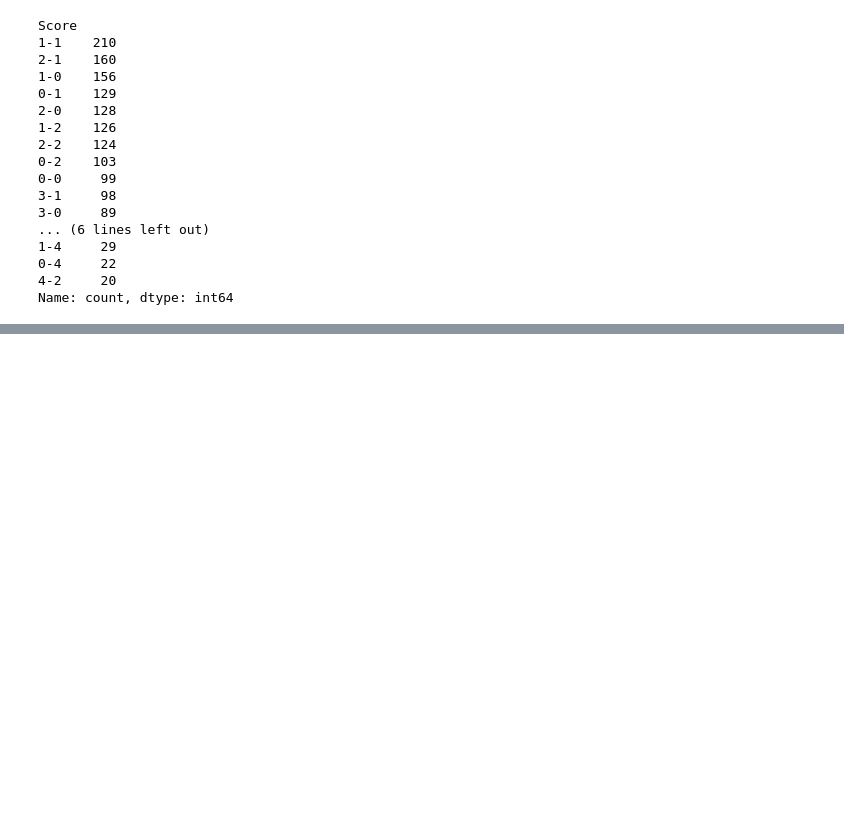
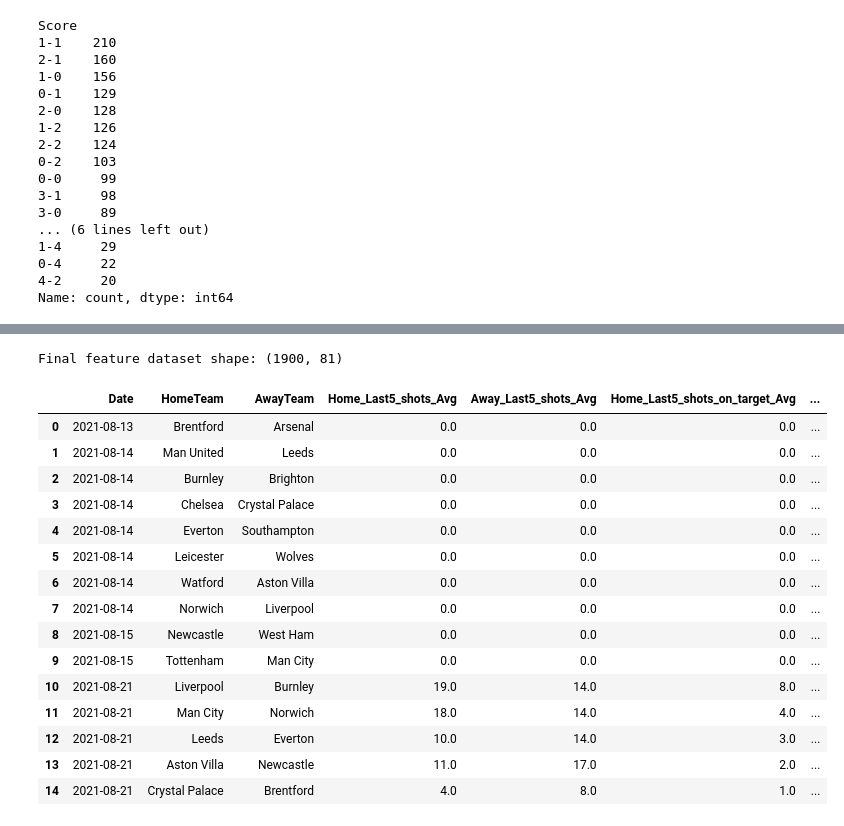
Before and after one commit to C026-01-0774-2023-NewtonOlando/football, a Jupyter notebook: premier_league.ipynb, the cells around one changed output, grey strips where cells are left out. Drawn from its saved outputs; the diff is of its cells as text; code cells hidden in the pictures; blank space fills up the shorter version.

```diff
--- a/premier_league.ipynb
+++ b/premier_league.ipynb
@@ -908,0 +939,22 @@ Name: count, dtype: int64
+# %%
+# Create all goal-market targets again
+
+total_goals = features_df['FTHG'] + features_df['FTAG']
+
+features_df['Over_0.5'] = (total_goals > 0).astype(int)
+features_df['Over_1.5'] = (total_goals > 1).astype(int)
+features_df['Over_2.5'] = (total_goals > 2).astype(int)
+features_df['Over_3.5'] = (total_goals > 3).astype(int)
+
+# BTTS
+features_df['BTTS'] = (
+    (features_df['FTHG'] > 0) &
+    (features_df['FTAG'] > 0)
+).astype(int)
+
+print("Targets created successfully.")
+print(
+    features_df[
+        ['Over_0.5', 'Over_1.5', 'Over_2.5', 'Over_3.5', 'BTTS']
+    ].head()
+)
@@ -908,0 +1167,41 @@ Name: count, dtype: int64
+# %%
+features_df = features_df.merge(
+    stats_df,
+    on=['Date', 'HomeTeam', 'AwayTeam'],
+    how='left'
+)
+
+print("Final feature dataset shape:", features_df.shape)
+# %% [output]
+Final feature dataset shape: (1900, 81)
+# %%
+features_df[
+    [
+        'Date',
+        'HomeTeam',
+        'AwayTeam',
+        'Home_Last5_shots_Avg',
+        'Away_Last5_shots_Avg',
+        'Home_Last5_shots_on_target_Avg',
+        'Away_Last5_shots_on_target_Avg',
+        'Home_Last5_corners_Avg',
+        'Away_Last5_corners_Avg'
+    ]
+].head(15)
+# %% [output]
+|  | Date | HomeTeam | AwayTeam | Home_Last5_shots_Avg | Away_Last5_shots_Avg | Home_Last5_shots_on_target_Avg | ... |
+| 0 | 2021-08-13 | Brentford | Arsenal | 0.0 | 0.0 | 0.0 | ... |
+| 1 | 2021-08-14 | Man United | Leeds | 0.0 | 0.0 | 0.0 | ... |
+| 2 | 2021-08-14 | Burnley | Brighton | 0.0 | 0.0 | 0.0 | ... |
+| 3 | 2021-08-14 | Chelsea | Crystal Palace | 0.0 | 0.0 | 0.0 | ... |
+| 4 | 2021-08-14 | Everton | Southampton | 0.0 | 0.0 | 0.0 | ... |
+| 5 | 2021-08-14 | Leicester | Wolves | 0.0 | 0.0 | 0.0 | ... |
+| 6 | 2021-08-14 | Watford | Aston Villa | 0.0 | 0.0 | 0.0 | ... |
+| 7 | 2021-08-14 | Norwich | Liverpool | 0.0 | 0.0 | 0.0 | ... |
+| 8 | 2021-08-15 | Newcastle | West Ham | 0.0 | 0.0 | 0.0 | ... |
+| 9 | 2021-08-15 | Tottenham | Man City | 0.0 | 0.0 | 0.0 | ... |
+| 10 | 2021-08-21 | Liverpool | Burnley | 19.0 | 14.0 | 8.0 | ... |
+| 11 | 2021-08-21 | Man City | Norwich | 18.0 | 14.0 | 4.0 | ... |
+| 12 | 2021-08-21 | Leeds | Everton | 10.0 | 14.0 | 3.0 | ... |
+| 13 | 2021-08-21 | Aston Villa | Newcastle | 11.0 | 17.0 | 2.0 | ... |
+| 14 | 2021-08-21 | Crystal Palace | Brentford | 4.0 | 8.0 | 1.0 | ... |
```
Also changed, not shown: parts of 25 cells of this notebook.
